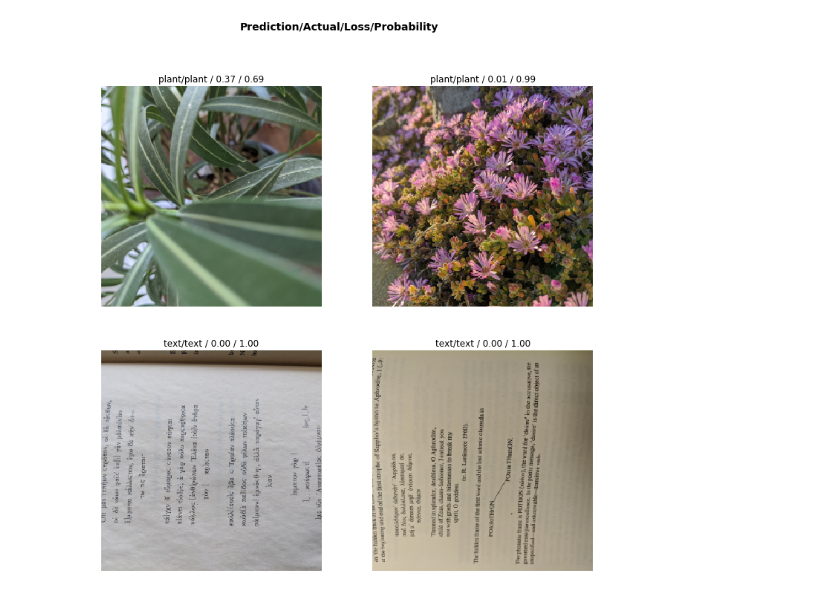
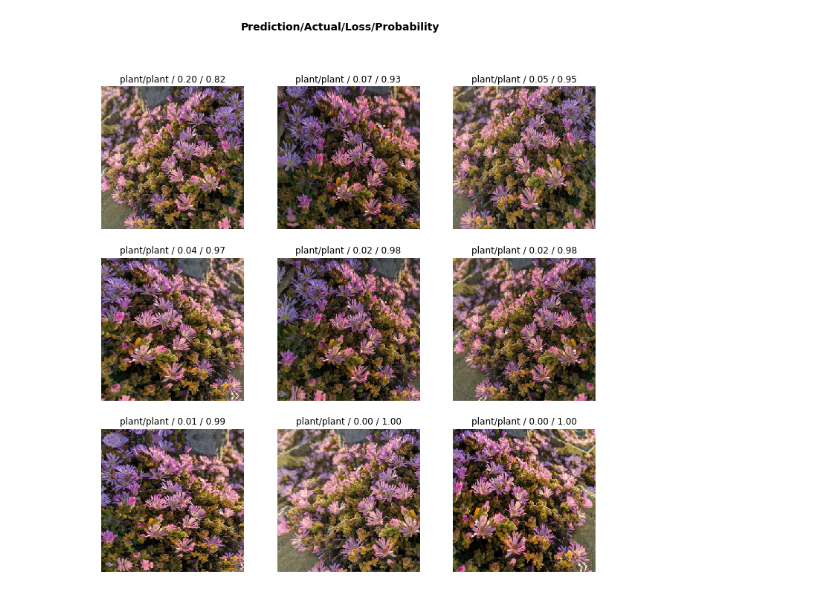
Before and after one commit to lsb/fastai-coursework, a Jupyter notebook: course-v3/lesson1/art-text-plant.ipynb, the cells around one changed output. Drawn from its saved outputs; the diff is of its cells as text; code cells hidden in the pictures.

Commit message:
record random seed, and retrain with ever more images

```diff
--- a/course-v3/lesson1/art-text-plant.ipynb
+++ b/course-v3/lesson1/art-text-plant.ipynb
@@ -4,3 +6,3 @@ from fastai.metrics import error_rate
 # %%
-data = ImageDataBunch.from_folder(path='./art-text-plant/', ds_tfms=get_transforms(), size=256, bs=16)
+data = ImageDataBunch.from_folder(path='./art-text-plant/', ds_tfms=[get_transforms()[0],get_transforms()[0]], size=256, bs=32)
 # %%
@@ -10,5 +12,5 @@ data.show_batch(rows=1)
 # %%
-learn = cnn_learner(data, models.squeezenet1_1, metrics=error_rate)
+learn = cnn_learner(data, models.mobilenet_v2, metrics=error_rate)
 # %%
 learn.fit_one_cycle(4)
 learn.unfreeze()
@@ -24,4 +32,4 @@ learn.recorder.plot()
 # %%
-learn.fit_one_cycle(4, max_lr=slice(1e-7,1e-6))
+learn.fit_one_cycle(16, max_lr=slice(1e-6,1e-4))
 # %% [output]
 | epoch | train_loss | valid_loss | error_rate | time |
@@ -36,6 +54,6 @@ interp = ClassificationInterpretation.from_learner(learn)
 # %% [output]
 [interactive output not drawn]
 # %%
-interp.plot_top_losses(4)
+interp.plot_top_losses(9)
 # %% [output]
-[figure, old version]
+[figure, new version]
```
Also changed, not shown: parts of 13 cells of this notebook.
